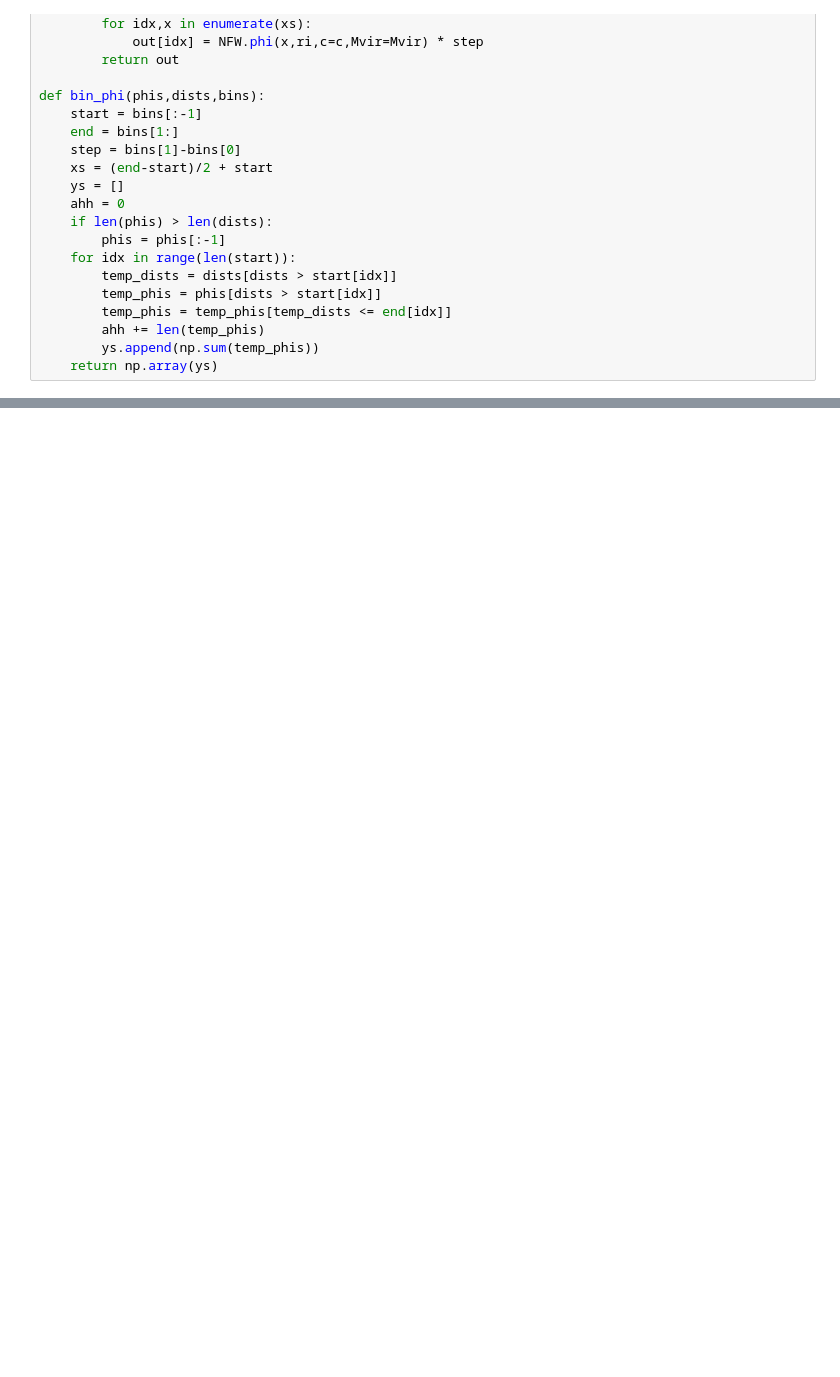
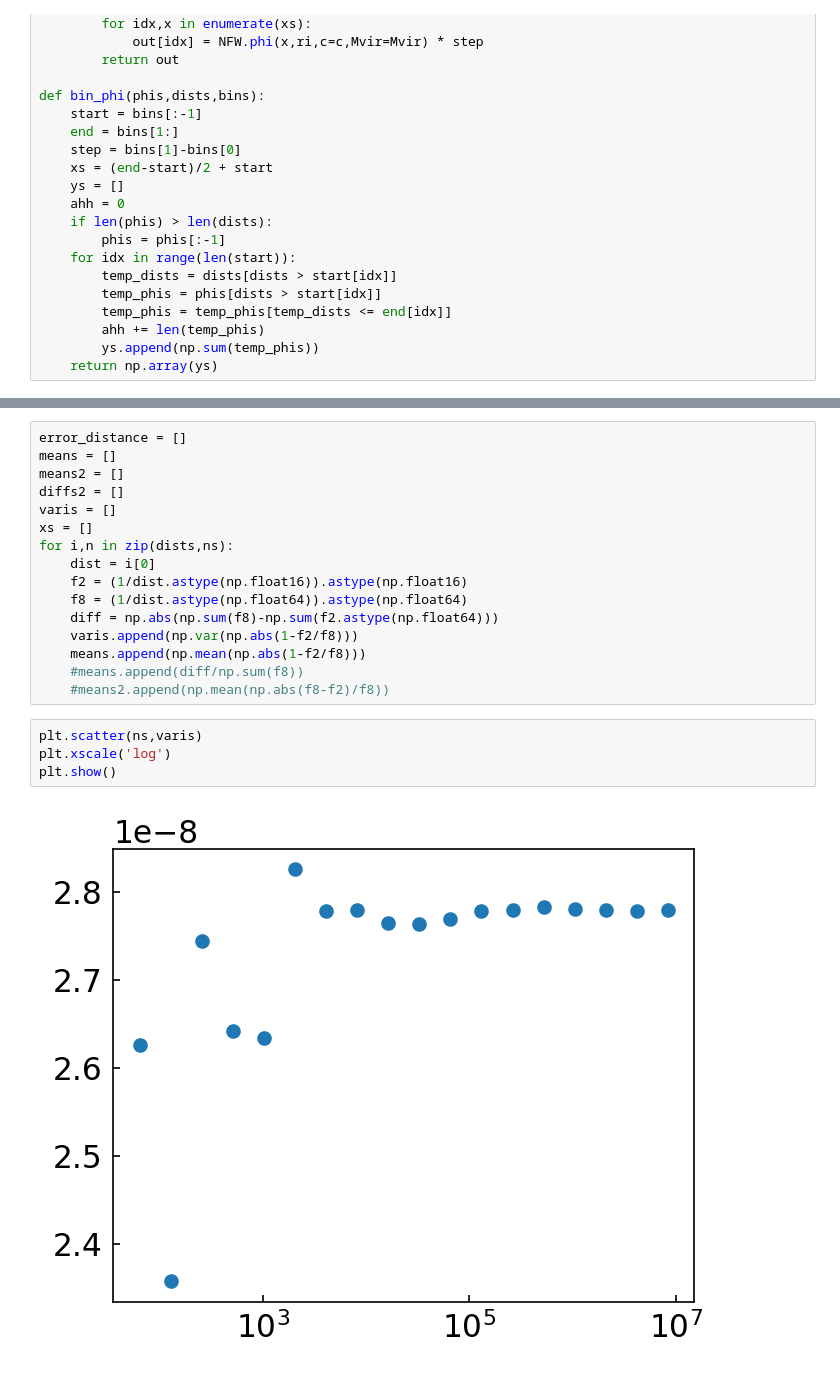
Before and after one commit to humz2k/Force-Errors-In-Cosmological-Simulations, a Jupyter notebook: contributions6.ipynb, the cells around one changed output, grey strips where cells are left out. Cells and saved outputs as stored; diff of their text form; blank space fills up the shorter version.

```diff
--- a/contributions6.ipynb
+++ b/contributions6.ipynb
@@ -256,0 +307,22 @@ plt.show()
+# %%
+error_distance = []
+means = []
+means2 = []
+diffs2 = []
+varis = []
+xs = []
+for i,n in zip(dists,ns):
+    dist = i[0]
+    f2 = (1/dist.astype(np.float16)).astype(np.float16)
+    f8 = (1/dist.astype(np.float64)).astype(np.float64)
+    diff = np.abs(np.sum(f8)-np.sum(f2.astype(np.float64)))
+    varis.append(np.var(np.abs(1-f2/f8)))
+    means.append(np.mean(np.abs(1-f2/f8)))
+    #means.append(diff/np.sum(f8))
+    #means2.append(np.mean(np.abs(f8-f2)/f8))
+# %%
+plt.scatter(ns,varis)
+plt.xscale('log')
+plt.show()
+# %% [output]
+[figure, added]
```
Also changed, not shown: parts of 13 cells of this notebook, 1 other file.
